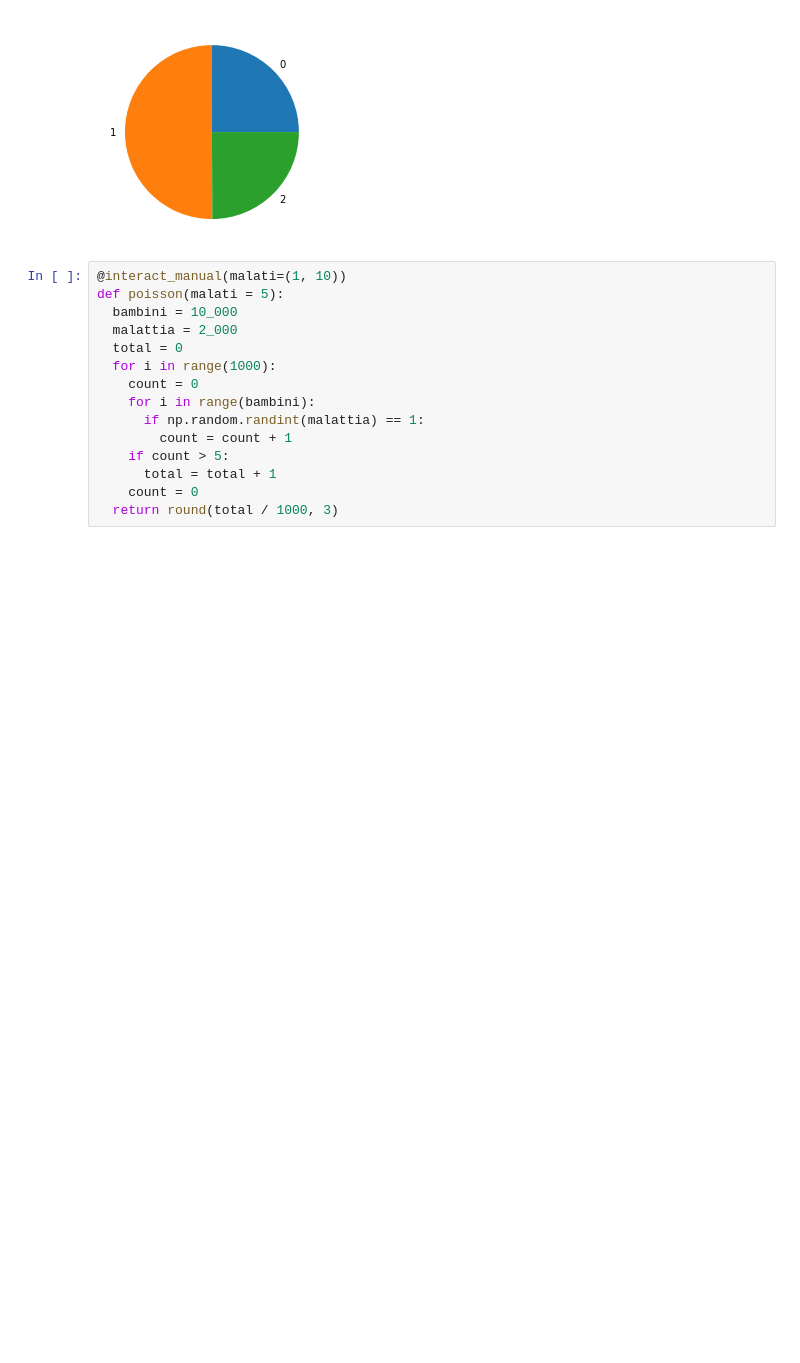
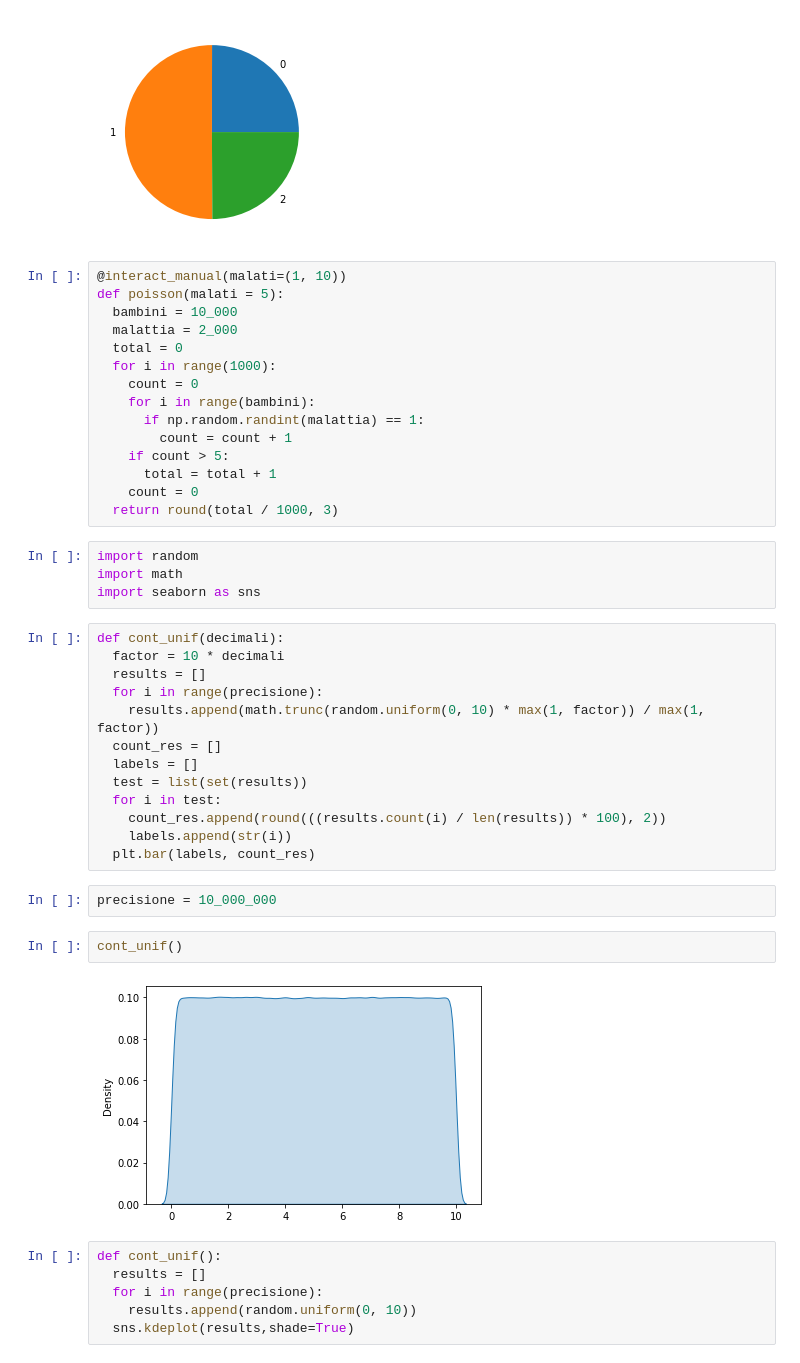
Before and after one commit to MontiMic/Tesi, a Jupyter notebook: Tesi.ipynb, the cells around one changed output. Cells and saved outputs as stored; diff of their text form; blank space fills up the shorter version.

```diff
--- a/Tesi.ipynb
+++ b/Tesi.ipynb
@@ -297,3 +297,32 @@ def poisson(malati = 5):
       total = total + 1
     count = 0
   return round(total / 1000, 3)
+# %%
+import random
+import math
+import seaborn as sns
+# %%
+def cont_unif(decimali):
+  factor = 10 * decimali
+  results = []
+  for i in range(precisione):
+    results.append(math.trunc(random.uniform(0, 10) * max(1, factor)) / max(1, factor))
+  count_res = []
+  labels = []
+  test = list(set(results))
+  for i in test:
+    count_res.append(round(((results.count(i) / len(results)) * 100), 2))
+    labels.append(str(i))
+  plt.bar(labels, count_res)
+# %%
+precisione = 10_000_000
+# %%
+cont_unif()
+# %% [output]
+[figure, added]
+# %%
+def cont_unif():
+  results = []
+  for i in range(precisione):
+    results.append(random.uniform(0, 10))
+  sns.kdeplot(results,shade=True)
```
